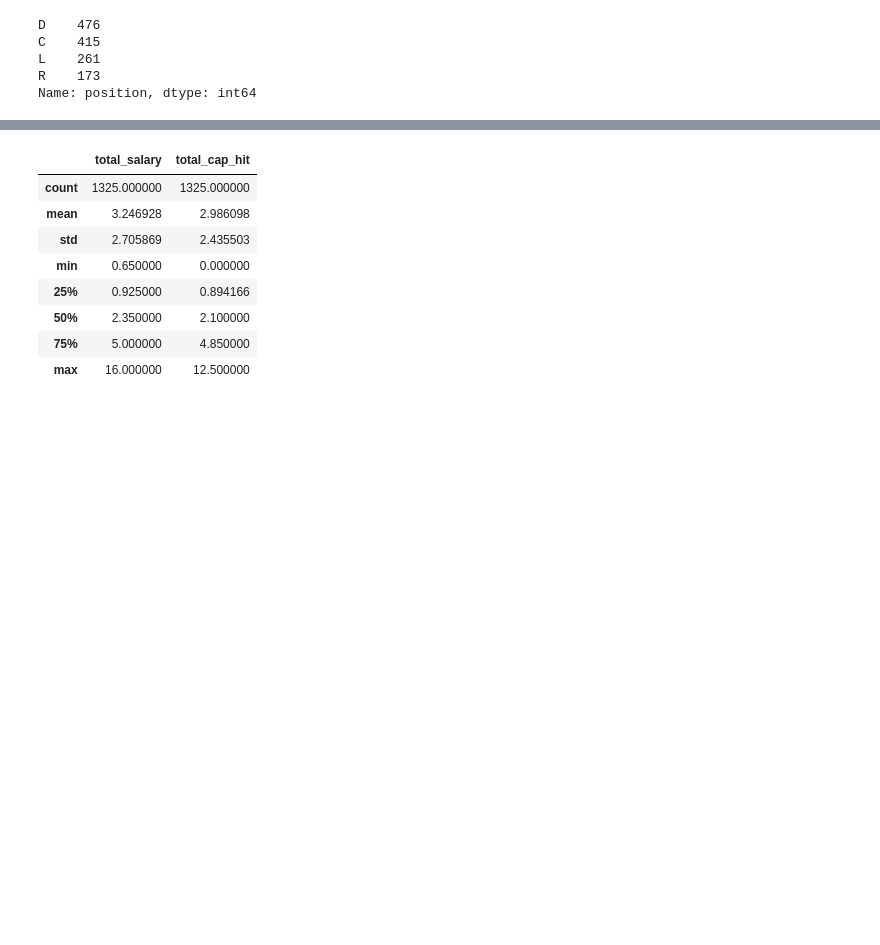
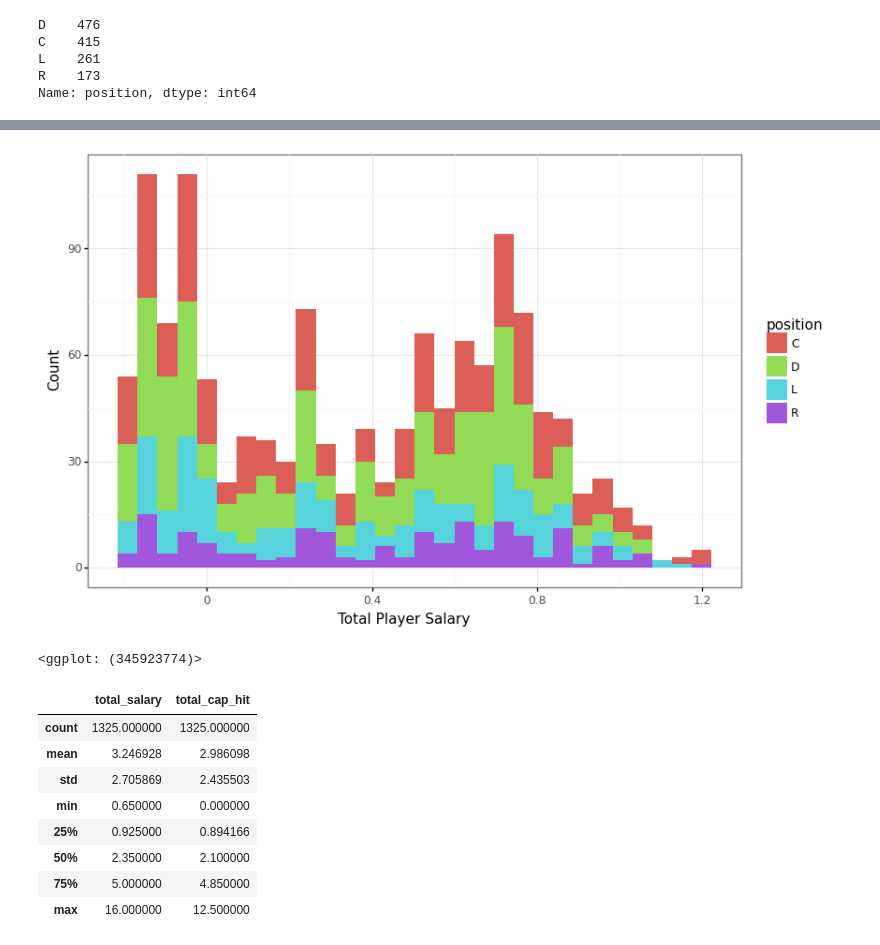
Before and after one commit to sjacobson94/COMP4449, a Jupyter notebook: midterm_project/analysis.ipynb, the cells around one changed output, grey strips where cells are left out. Drawn from its saved outputs; the diff is of its cells as text; code cells hidden in the pictures; blank space fills up the shorter version.

```diff
--- a/midterm_project/analysis.ipynb
+++ b/midterm_project/analysis.ipynb
@@ -318,3 +318,15 @@ ggplot(data = player_full, mapping = aes(x = "total_salary", fill = "position"))
+# %%
+plotnine.options.figure_size = (9, 6)
+
+(
+ggplot(data = player_full.assign(log10_sal = np.log10(player_full.total_salary)), mapping = aes(x = "log10_sal", fill = "position")) +
+    geom_histogram(bins = 30) +
+    theme_bw() +
+    labs(x = "Total Player Salary", y = "Count")
+)
+# %% [output]
+[figure, added]
+<ggplot: (345923774)>
 # %%
 player_full[['fullName', 'total_salary', "total_cap_hit"]].describe()
 player_full.query('total_cap_hit < 500000')
```
Also changed, not shown: parts of 23 cells of this notebook.
